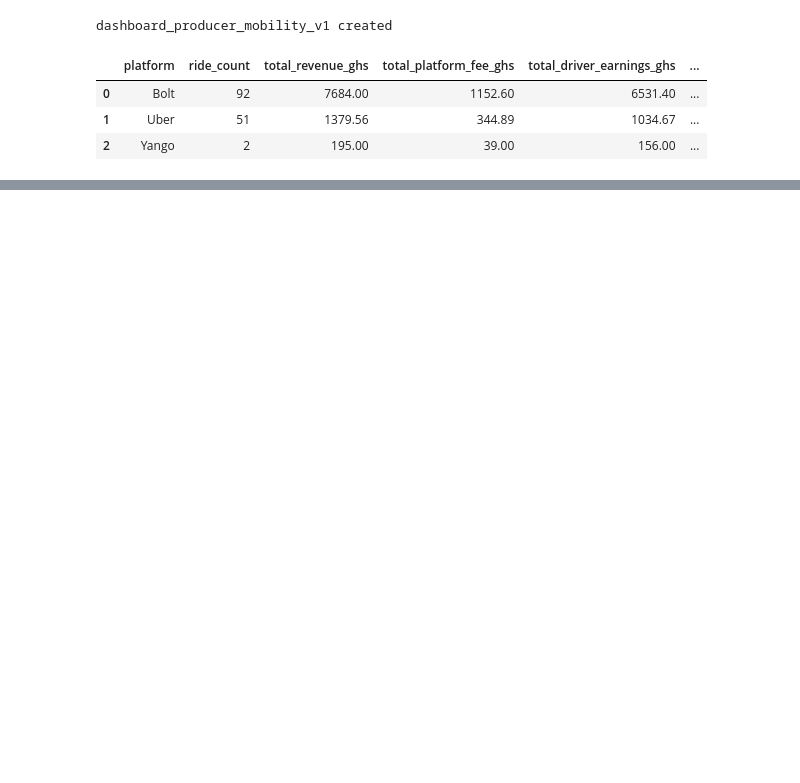
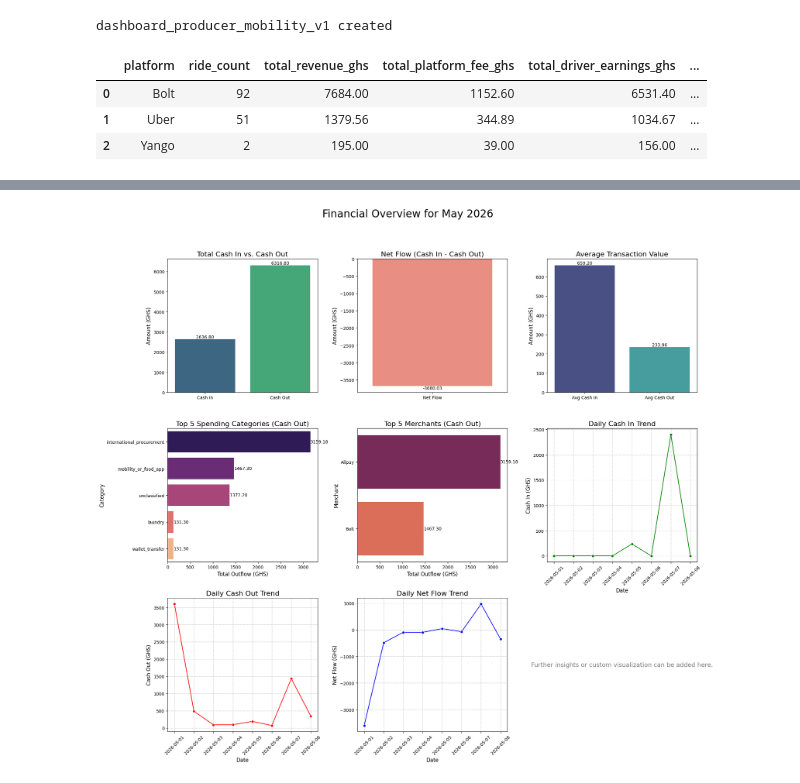
Before and after one commit to hmnaz213/native, a Jupyter notebook: baobab_personal_ssot.ipynb, the cells around one changed output, grey strips where cells are left out. Cells and saved outputs as stored; diff of their text form; code cells hidden in the pictures; blank space fills up the shorter version.

```diff
--- a/baobab_personal_ssot.ipynb
+++ b/baobab_personal_ssot.ipynb
@@ -5534,0 +5674,93 @@ dashboard_producer_mobility_v1 created
+# %%
+import matplotlib.pyplot as plt
+import seaborn as sns
+
+# Prepare data for daily trends
+daily_summary = current_month_df.groupby(current_month_df['transaction_datetime'].dt.date).agg(
+    daily_cash_in=('amount_ghs', lambda x: x[current_month_df['direction'] == 'cash_in'].sum()),
+    daily_cash_out=('total_outflow_ghs', lambda x: x[current_month_df['direction'] == 'cash_out'].sum())
+).fillna(0).reset_index()
+daily_summary['daily_net_flow'] = daily_summary['daily_cash_in'] - daily_summary['daily_cash_out']
+daily_summary.rename(columns={'transaction_datetime': 'date'}, inplace=True)
+
+# Create a 3x3 grid for plots
+fig, axes = plt.subplots(3, 3, figsize=(20, 18))
+fig.suptitle(f'Financial Overview for {datetime.now().strftime("%B %Y")}', fontsize=24, y=1.02)
+
+# Plot 1: Total Cash In vs. Total Cash Out
+ax = axes[0, 0]
+sns.barplot(x=['Cash In', 'Cash Out'], y=[total_cash_in, total_cash_out], ax=ax, palette='viridis')
+ax.set_title('Total Cash In vs. Cash Out', fontsize=16)
+ax.set_ylabel('Amount (GHS)', fontsize=12)
+for container in ax.containers:
+    ax.bar_label(container, fmt='%.2f', fontsize=10)
+
+# Plot 2: Net Flow
+ax = axes[0, 1]
+sns.barplot(x=['Net Flow'], y=[net_flow], ax=ax, palette=['salmon' if net_flow < 0 else 'lightgreen'])
+ax.set_title('Net Flow (Cash In - Cash Out)', fontsize=16)
+ax.set_ylabel('Amount (GHS)', fontsize=12)
+for container in ax.containers:
+    ax.bar_label(container, fmt='%.2f', fontsize=10)
+
+# Plot 3: Average Cash In vs. Cash Out Transaction
+ax = axes[0, 2]
+sns.barplot(x=['Avg Cash In', 'Avg Cash Out'], y=[avg_cash_in, avg_cash_out], ax=ax, palette='mako')
+ax.set_title('Average Transaction Value', fontsize=16)
+ax.set_ylabel('Amount (GHS)', fontsize=12)
+for container in ax.containers:
+    ax.bar_label(container, fmt='%.2f', fontsize=10)
+
+# Plot 4: Top 5 Spending Categories (Cash Out)
+ax = axes[1, 0]
+sns.barplot(x=top_categories.values, y=top_categories.index, ax=ax, palette='magma')
+ax.set_title('Top 5 Spending Categories (Cash Out)', fontsize=16)
+ax.set_xlabel('Total Outflow (GHS)', fontsize=12)
+ax.set_ylabel('Category', fontsize=12)
+for container in ax.containers:
+    ax.bar_label(container, fmt='%.2f', fontsize=10)
+
+# Plot 5: Top 5 Merchants (Cash Out)
+ax = axes[1, 1]
+sns.barplot(x=top_merchants.values, y=top_merchants.index, ax=ax, palette='rocket')
+ax.set_title('Top 5 Merchants (Cash Out)', fontsize=16)
+ax.set_xlabel('Total Outflow (GHS)', fontsize=12)
+ax.set_ylabel('Merchant', fontsize=12)
+for container in ax.containers:
+    ax.bar_label(container, fmt='%.2f', fontsize=10)
+
+# Plot 6: Daily Cash In Trend
+ax = axes[1, 2]
+sns.lineplot(x='date', y='daily_cash_in', data=daily_summary, marker='o', ax=ax, color='green')
+ax.set_title('Daily Cash In Trend', fontsize=16)
+ax.set_xlabel('Date', fontsize=12)
+ax.set_ylabel('Cash In (GHS)', fontsize=12)
+ax.tick_params(axis='x', rotation=45)
+ax.grid(True, linestyle='--', alpha=0.7)
+
+# Plot 7: Daily Cash Out Trend
+ax = axes[2, 0]
+sns.lineplot(x='date', y='daily_cash_out', data=daily_summary, marker='o', ax=ax, color='red')
+ax.set_title('Daily Cash Out Trend', fontsize=16)
+ax.set_xlabel('Date', fontsize=12)
+ax.set_ylabel('Cash Out (GHS)', fontsize=12)
+ax.tick_params(axis='x', rotation=45)
+ax.grid(True, linestyle='--', alpha=0.7)
+
+# Plot 8: Daily Net Flow Trend
+ax = axes[2, 1]
+sns.lineplot(x='date', y='daily_net_flow', data=daily_summary, marker='o', ax=ax, color='blue')
+ax.set_title('Daily Net Flow Trend', fontsize=16)
+ax.set_xlabel('Date', fontsize=12)
+ax.set_ylabel('Net Flow (GHS)', fontsize=12)
+ax.tick_params(axis='x', rotation=45)
+ax.grid(True, linestyle='--', alpha=0.7)
+
+# Plot 9: Placeholder (if no more specific data, can be left blank or used for overall summary text)
+ax = axes[2, 2]
+ax.text(0.5, 0.5, 'Further insights or custom visualization can be added here.', horizontalalignment='center', verticalalignment='center', fontsize=14, transform=ax.transAxes, color='gray')
+ax.axis('off') # Hide axes for the placeholder
+
+plt.tight_layout(rect=[0, 0.03, 1, 0.98])
+plt.show()
+# %% [output]
@@ -5534,0 +5786 @@ dashboard_producer_mobility_v1 created
+[figure, added]
```
Also changed, not shown: parts of 6 cells of this notebook.
